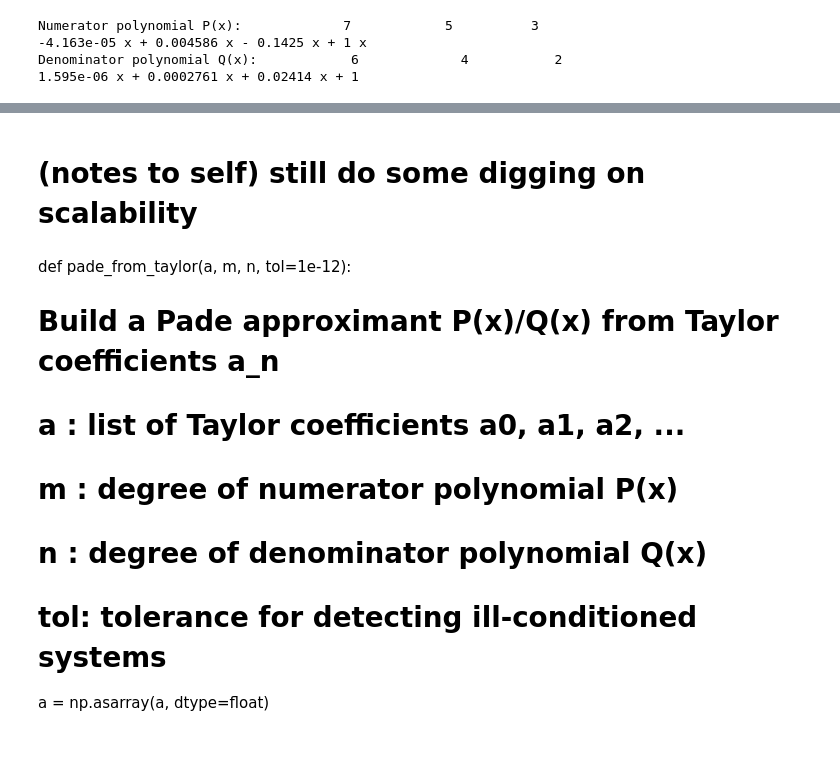
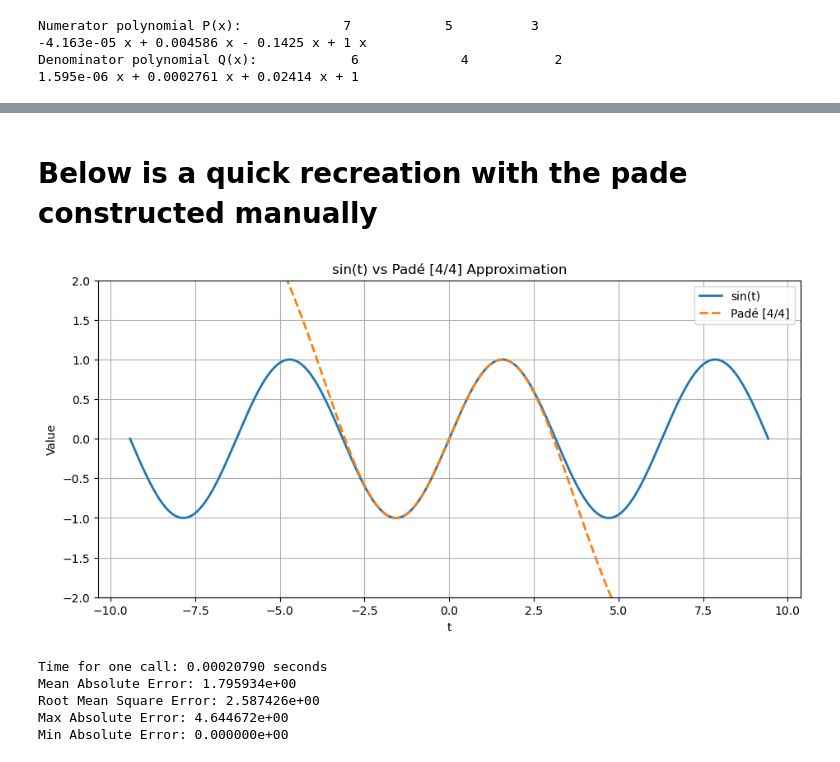
Before and after one commit to Tonkle-Time/SinxProject, a Jupyter notebook: Pade.ipynb, the cells around one changed output, grey strips where cells are left out. Drawn from its saved outputs; the diff is of its cells as text; code cells hidden in the pictures.

Commit message:
manual pade added

```diff
--- a/Pade.ipynb
+++ b/Pade.ipynb
@@ -120,14 +121,4 @@ Root Mean Square Error: 1.570795e+00
 Max Absolute Error: 6.816235e+00
 Min Absolute Error: 0.000000e+00
 # %% [markdown]
-# (notes to self) still do some digging on scalability
+# Below is a quick recreation with the pade constructed manually
-# %% [markdown]
-def pade_from_taylor(a, m, n, tol=1e-12):
-
-#  Build a Pade approximant P(x)/Q(x) from Taylor coefficients a_n
-#    a : list of Taylor coefficients a0, a1, a2, ...
-#    m : degree of numerator polynomial P(x)
-#    n : degree of denominator polynomial Q(x)
-#    tol: tolerance for detecting ill-conditioned systems
-
-a = np.asarray(a, dtype=float)
@@ -133,0 +153,48 @@ a = np.asarray(a, dtype=float)
+# %%
+# --- Build the Padé approximant ---
+t = sp.Symbol('t')
+func = sp.sin(t)
+p_order = q_order = 4  # Example: [4/4] approximant
+
+pade_rational = build_pade_approx(func, t, p_order, q_order)
+pade_func = sp.lambdify(t, pade_rational, 'numpy')
+
+# --- Evaluate and compare numerically ---
+t_points = np.linspace(-3 * np.pi, 3 * np.pi, 2000)
+true_vals = np.sin(t_points)
+
+start_time = time.time()
+approx_vals = pade_func(t_points)
+end_time = time.time()
+# %%
+abs_diff = np.abs(true_vals - approx_vals)
+mean_abs_diff = np.mean(abs_diff)
+rms_diff = np.sqrt(np.mean(abs_diff**2))
+max_diff = np.max(abs_diff)
+min_diff = np.min(abs_diff)
+
+# Plot comparison
+plt.figure(figsize=(11, 5))
+plt.plot(t_points, true_vals, label='sin(t)', linewidth=2)
+plt.plot(t_points, approx_vals, '--', label=f'Padé [{p_order}/{q_order}]', linewidth=2)
+plt.title(f'sin(t) vs Padé [{p_order}/{q_order}] Approximation')
+plt.xlabel('t')
+plt.ylabel('Value')
+plt.legend()
+plt.grid(True)
+plt.ylim(-2, 2)
+plt.show()
+
+# Print results
+print(f"Time for one call: {end_time - start_time:.8f} seconds")
+print(f"Mean Absolute Error: {mean_abs_diff:.6e}")
+print(f"Root Mean Square Error: {rms_diff:.6e}")
+print(f"Max Absolute Error: {max_diff:.6e}")
+print(f"Min Absolute Error: {min_diff:.6e}")
+# %% [output]
+[figure, added]
+Time for one call: 0.00020790 seconds
+Mean Absolute Error: 1.795934e+00
+Root Mean Square Error: 2.587426e+00
+Max Absolute Error: 4.644672e+00
+Min Absolute Error: 0.000000e+00
```
Also changed, not shown: parts of 4 cells of this notebook.
